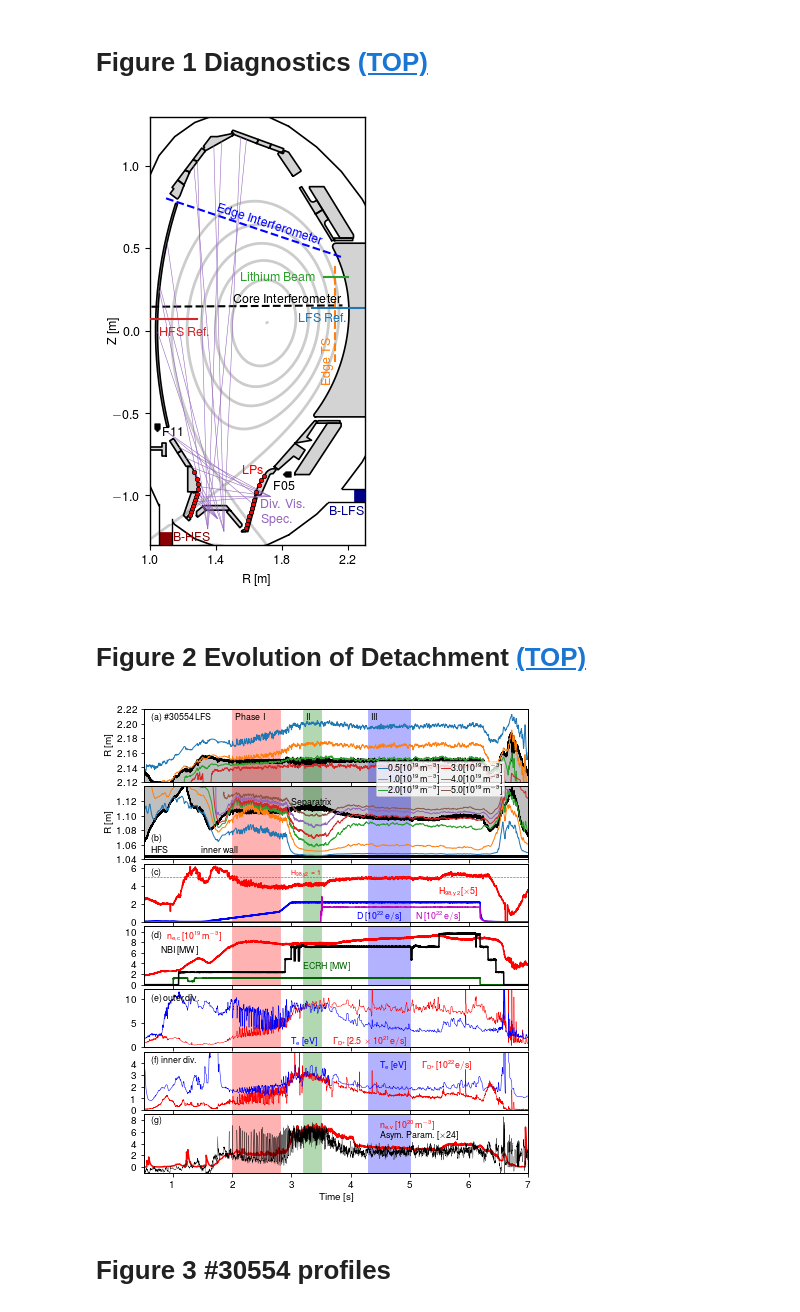
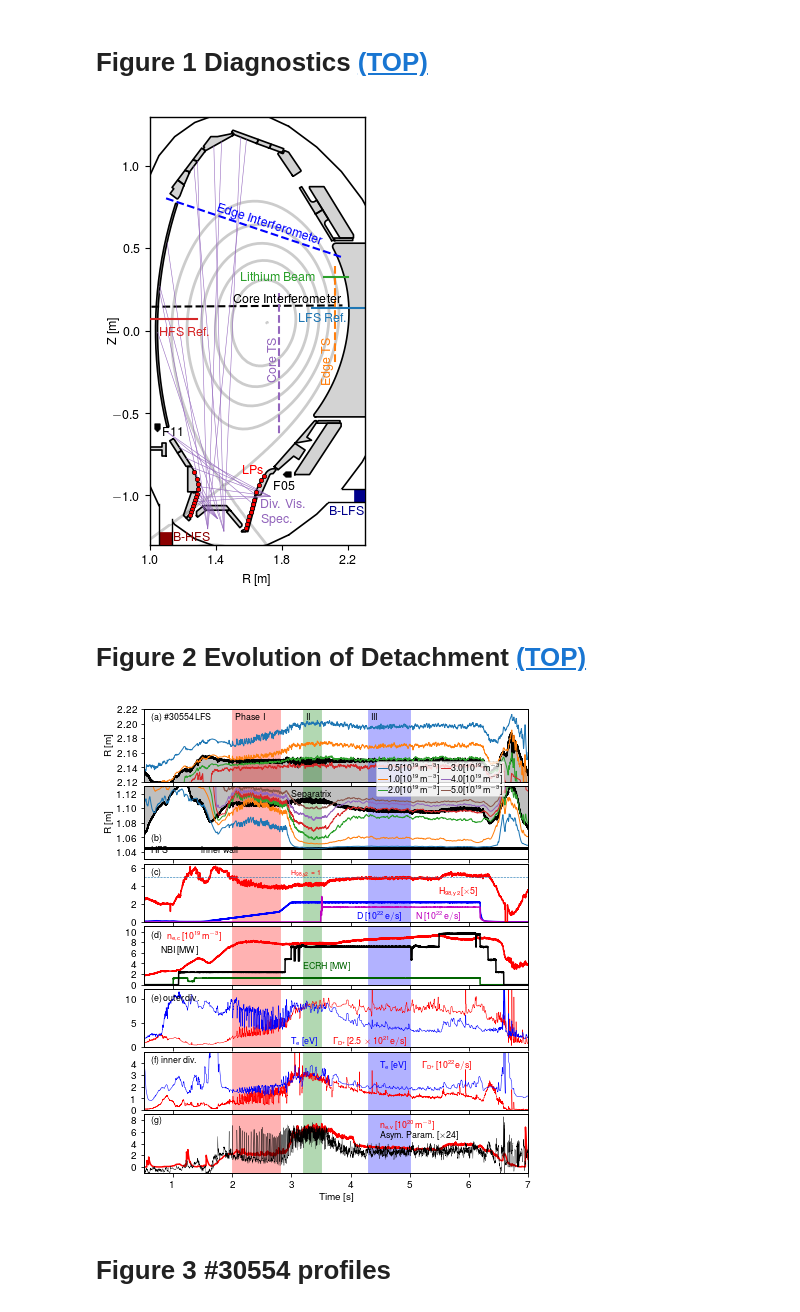
Before and after one commit to guimarais/Hmode_Figures, a Jupyter notebook: Comments_Figures.ipynb, the cells around one changed output. Drawn from its saved outputs; the diff is of its cells as text; code cells hidden in the pictures.

```diff
--- a/Comments_Figures.ipynb
+++ b/Comments_Figures.ipynb
@@ -128,6 +129,9 @@ plt.text(1.4,0.72,'Edge Interferometer',color='b',rotation=-18)
 #TS edge
 plt.plot(tse[:,0], tse[:,1], color='C1', ls='--', lw=ldiag)
 plt.text(2.03, -0.1, 'Edge TS',color='C1', rotation=90)
+#TS core
+plt.plot(tsc[:,0], tsc[:,1], color='C4', ls='--', lw=ldiag)
+plt.text(1.7, -0.1, 'Core TS', color='C4', rotation=90)
 
 #LIN
 plt.plot(lin[:,0],lin[:,1], color='C2', lw=ldiag)
@@ -171,7 +175,7 @@ plt.tight_layout()
 plt.savefig('./Revised/Figure1.png',dpi=300)
 plt.show()
 # %% [output]
-[figure, old version]
+[figure, new version]
 # %% [markdown]
 # Figure 2 Evolution of Detachment<a id='figure2'></a> [(TOP) ](#top)
 # %%
@@ -338,8 +342,10 @@ ax2.legend(bbox_to_anchor=(0.95,0.8), ncol=2, borderpad=0.2, labelspacing=0.1,
 ax2.text(0.15, 0.085, r'$\mathrm{inner\,wall}$', transform=ax2.transAxes)
 ax2.hlines(1.045, mintime, maxtime, color='black', lw=3)
 
-ylimax = 1.14
-ylimin = 1.04
+#ylimax = 1.13
+#ylimin = 1.03
+ylimax = 1.13
+ylimin = 1.03
 ax2.set_ylim([ylimin,ylimax])
 ax2.set_yticks([1.04,1.06,1.08,1.10,1.12])
 
@@ -433,34 +439,34 @@ ax5.plot(tei[:,0], savgol_filter(smoothAm(tei[:,1], 101), 101, 3), color='b', lw
 ax5.text(4.5, 3.5, r'$\mathrm{T_{e}\,[eV]}$', color='b')
 
 ax5.set_ylim(0,5)
 ax5.set_yticks([0,1,2,3,4])
 
 ax5.set_ylim(bottom=0)
 ################################################################
 ax7 = axarr[6]
 
 sbdclr = '#FF0000'
 ax7.plot(tsbd, ssbd, color=sbdclr)
 
 ax7.text(lettx, letty, '$\mathrm{(g)}$', transform=ax7.transAxes)
 
 ax7.plot(asympar[:,0], asympar[:,1]*2, color='k', lw=0.3)
 
 ax7.text(4.5, 5.0, r'$\mathrm{Asym.\,Param.\,[\times24]}$', color='k')
 ax7.text(4.5, 6.5, r'$\mathrm{n_{e,v}\,[10^{20}m^{-3}]}$', color=sbdclr)
 
 ax7.set_ylim(-1,9)
 ax7.set_yticks([0,2,4,6,8])
 ax7.set_xlabel(r'$\mathrm{Time\,[s]}$', labelpad=2)
 ################################################################
 ################################################################
 
 plt.subplots_adjust(left=0.1, bottom=0.06, right=0.99, top=0.98, wspace=0.1, hspace=0.07)
 
 plt.savefig("./Revised/Figure2.png", format='png', dpi=300)
 plt.show()
 # %% [output]
-[figure, old version]
+[figure, new version]
 # %% [markdown]
 # Figure 3 #30554 profiles
 # %%
```
Also changed, not shown: parts of 7 cells of this notebook, 13 other files.
